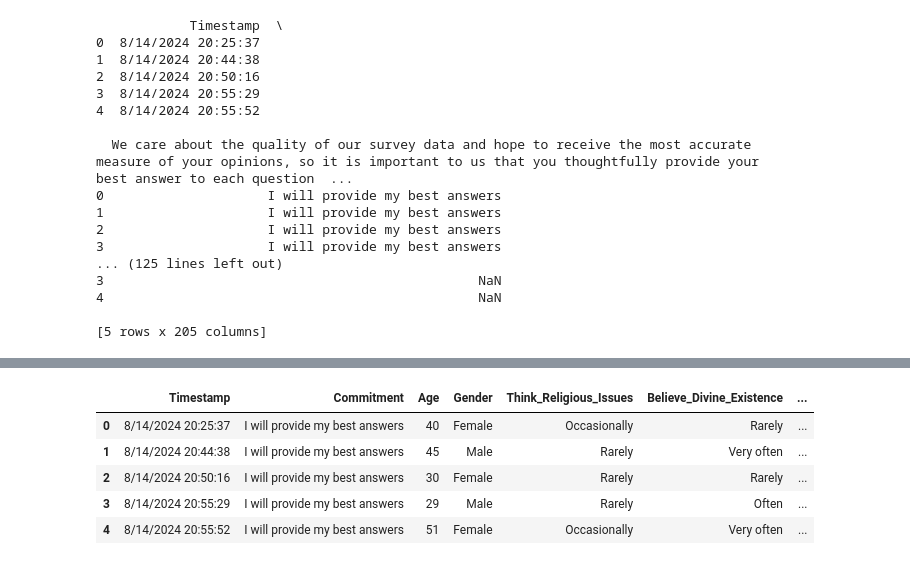
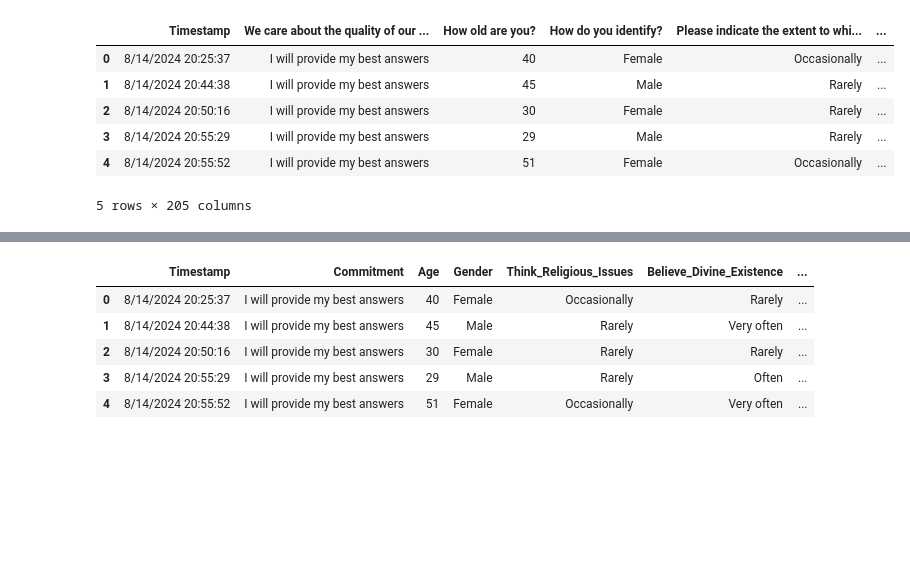
Before and after one commit to akcone2003/chills_study, a Jupyter notebook: EDA.ipynb, the cells around one changed output, grey strips where cells are left out. Saved outputs shown, nothing was run; the diff lists cells and outputs as text; code cells hidden in the pictures; blank space fills up the shorter version.

Commit message:
continued debugging and handling ordinal columns

```diff
--- a/EDA.ipynb
+++ b/EDA.ipynb
@@ -4,25 +4,15 @@ import numpy as np
 # %%
 df = pd.read_csv("data/E4-B01b Analysis Sheet - LKM_control.csv")
 
-print(df.head())
+df.head()
 # %% [output]
+|  | Timestamp | We care about the quality of our ... | How old are you? | How do you identify? | Please indicate the extent to whi... | ... |
+| 0 | 8/14/2024 20:25:37 | I will provide my best answers | 40 | Female | Occasionally | ... |
+| 1 | 8/14/2024 20:44:38 | I will provide my best answers | 45 | Male | Rarely | ... |
+| 2 | 8/14/2024 20:50:16 | I will provide my best answers | 30 | Female | Rarely | ... |
+| 3 | 8/14/2024 20:55:29 | I will provide my best answers | 29 | Male | Rarely | ... |
+| 4 | 8/14/2024 20:55:52 | I will provide my best answers | 51 | Female | Occasionally | ... |
-            Timestamp  \
-0  8/14/2024 20:25:37
-1  8/14/2024 20:44:38
-2  8/14/2024 20:50:16
-3  8/14/2024 20:55:29
-4  8/14/2024 20:55:52
-
-  We care about the quality of our survey data and hope to receive the most accurate measure of your opinions, so it is important to us that you thoughtfully provide your best answer to each question  ...
-0                     I will provide my best answers
-1                     I will provide my best answers
-2                     I will provide my best answers
-3                     I will provide my best answers
-... (125 lines left out)
-3                                                NaN
-4                                                NaN
-
-[5 rows x 205 columns]
+5 rows × 205 columns
 # %%
 df.dtypes
 # %% [output]
```
Also changed, not shown: parts of 1 cell of this notebook, 1 other file.
